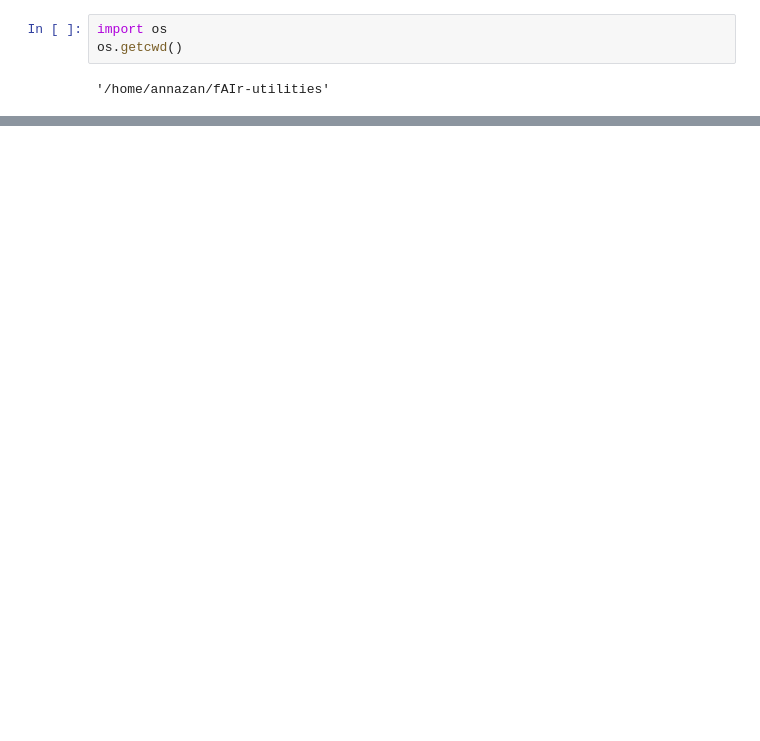
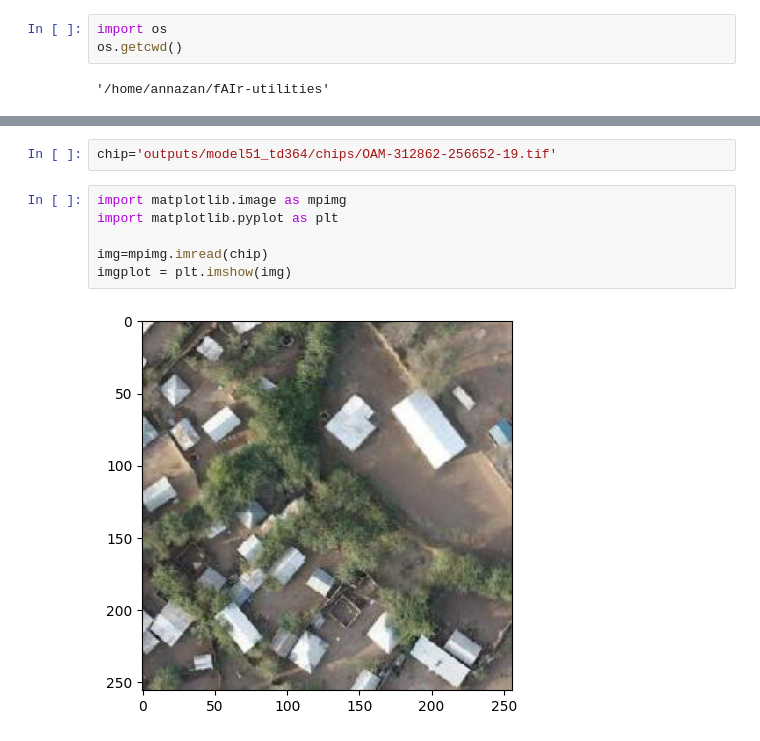
Before and after one commit to ciupava/fAIr-utilities, a Jupyter notebook: basic_testing.ipynb, the cells around one changed output, grey strips where cells are left out. Saved outputs shown, nothing was run; the diff lists cells and outputs as text; blank space fills up the shorter version.

```diff
--- a/basic_testing.ipynb
+++ b/basic_testing.ipynb
@@ -148,0 +176,10 @@ df_labels.explore()
+# %%
+chip='outputs/model51_td364/chips/OAM-312862-256652-19.tif'
+# %%
+import matplotlib.image as mpimg
+import matplotlib.pyplot as plt
+
+img=mpimg.imread(chip)
+imgplot = plt.imshow(img)
+# %% [output]
+[figure, added]
```
Also changed, not shown: parts of 14 cells of this notebook, 2 other files.
